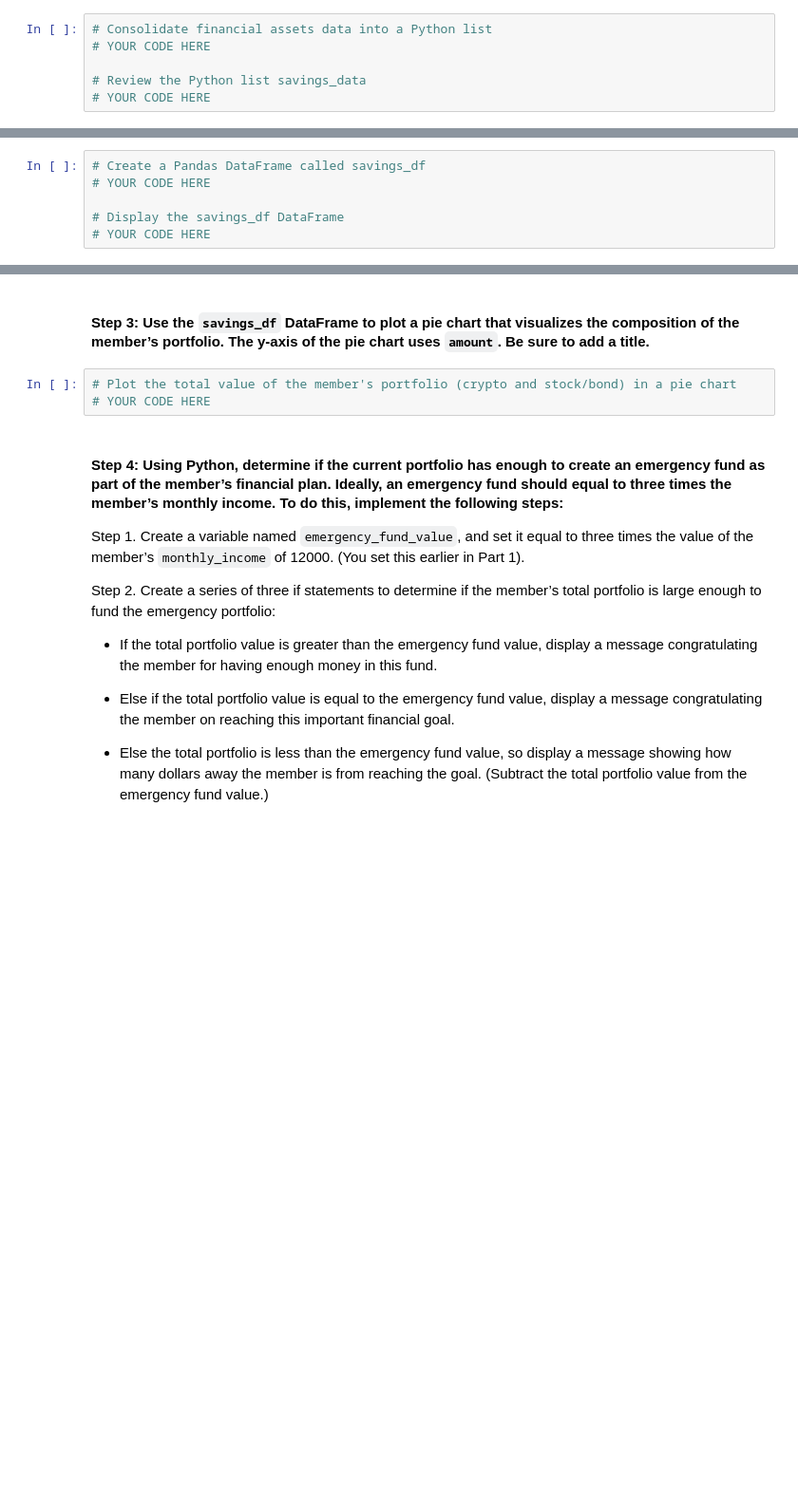
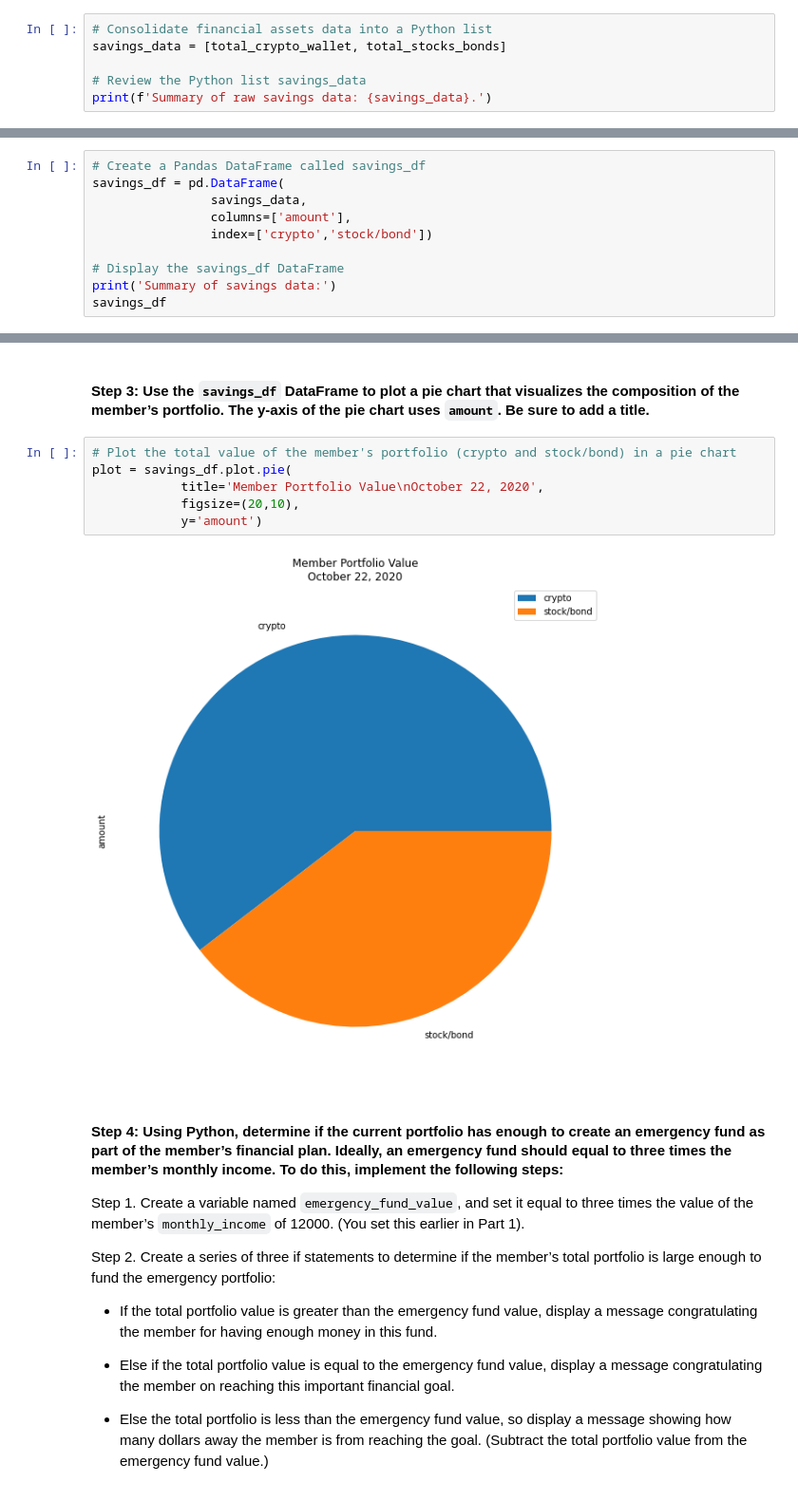
Before and after one commit to oneor11/fintech-financial-planning-tool, a Jupyter notebook: financial_planning_tools.ipynb, the cells around one changed output, grey strips where cells are left out. Shown at 95% size. Drawn from its saved outputs; the diff is of its cells as text; blank space fills up the shorter version.

```diff
--- a/financial_planning_tools.ipynb
+++ b/financial_planning_tools.ipynb
@@ -335,7 +335,7 @@ In this section, you’ll use the valuations for the cryptocurrency wallet and f
 #### Step 1: Create a Python list named `savings_data` that has two elements. The first element contains the total value of the cryptocurrency wallet. The second element contains the total value of the stock and bond portions of the portfolio.
 # %%
 # Consolidate financial assets data into a Python list
-# YOUR CODE HERE
+savings_data = [total_crypto_wallet, total_stocks_bonds]
 
 # Review the Python list savings_data
-# YOUR CODE HERE
+print(f'Summary of raw savings data: {savings_data}.')
@@ -349,7 +351,11 @@ In this section, you’ll use the valuations for the cryptocurrency wallet and f
 - `index`: Set this parameter equal to a Python list with the values of `crypto` and `stock/bond`.
 # %%
 # Create a Pandas DataFrame called savings_df
-# YOUR CODE HERE
+savings_df = pd.DataFrame(
+                savings_data,
+                columns=['amount'],
+                index=['crypto','stock/bond'])
 
 # Display the savings_df DataFrame
-# YOUR CODE HERE
+print('Summary of savings data:')
+savings_df
@@ -357,7 +368,12 @@ In this section, you’ll use the valuations for the cryptocurrency wallet and f
 #### Step 3: Use the `savings_df` DataFrame to plot a pie chart that visualizes the composition of the member’s portfolio. The y-axis of the pie chart uses `amount`. Be sure to add a title.
 # %%
 # Plot the total value of the member's portfolio (crypto and stock/bond) in a pie chart
-# YOUR CODE HERE
+plot = savings_df.plot.pie(
+            title='Member Portfolio Value\nOctober 22, 2020',
+            figsize=(20,10),
+            y='amount')
+# %% [output]
+[figure, added]
 # %% [markdown]
 #### Step 4: Using Python, determine if the current portfolio has enough to create an emergency fund as part of the member’s financial plan. Ideally, an emergency fund should equal to three times the member’s monthly income. To do this, implement the following steps:
 
```
Also changed, not shown: parts of 5 cells of this notebook.
